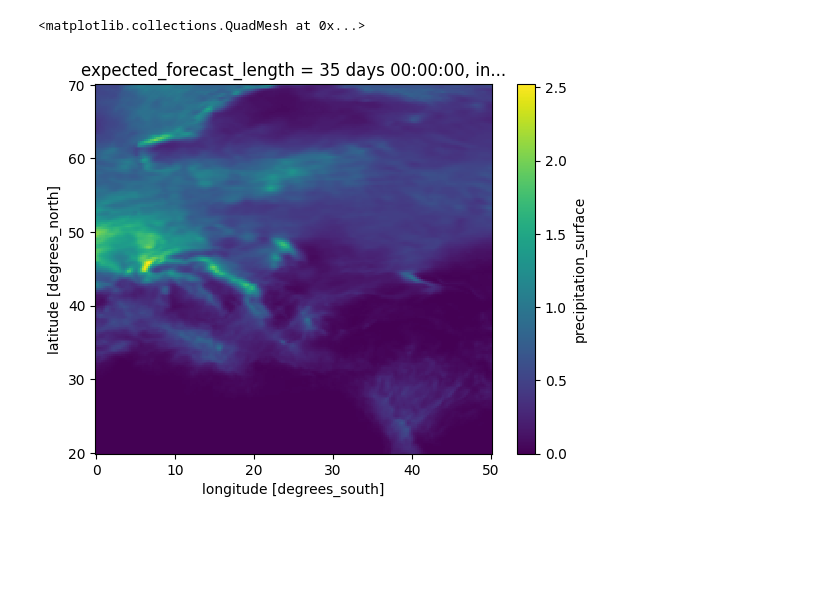
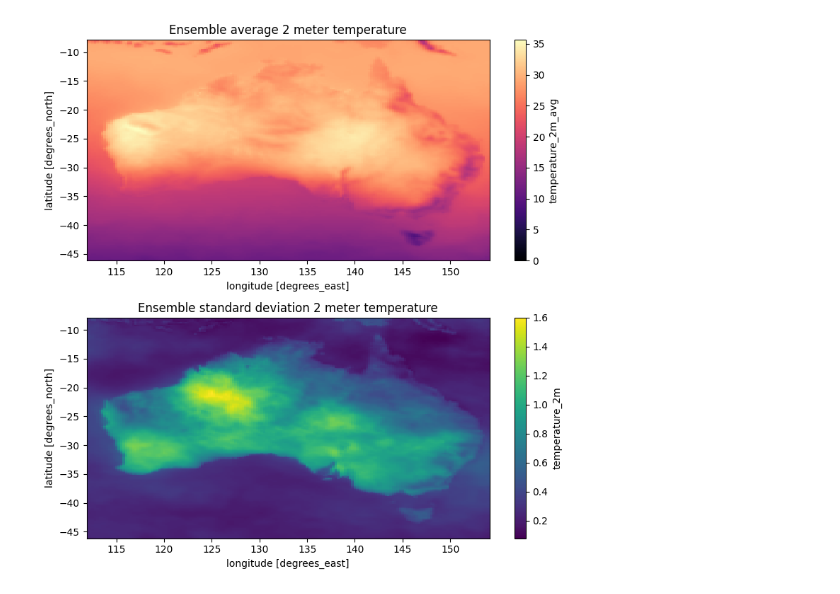
Before and after one commit to dynamical-org/notebooks, a Jupyter notebook: noaa-gefs-forecast.ipynb, the cells around one changed output. Cells and saved outputs as stored; diff of their text form; code cells hidden in the pictures; blank space fills up the shorter version.

Commit message:
Polish noaa-gefs-forecast.ipynb

```diff
--- a/noaa-gefs-forecast.ipynb
+++ b/noaa-gefs-forecast.ipynb
@@ -56,13 +58,24 @@ plot_ds["temperature_2m_avg"].plot(x="valid_time", c="black")
-# %%
-# Areas of highest uncertainty in forecast precipitation over the first 7 days of 2025
-(
-    ds["precipitation_surface"]
-    .sel(init_time="2025-01-01T00")
-    .sel(latitude=slice(70, 20), longitude=slice(0, 50))
-    .std(dim="ensemble_member")  # standard deviation across ensemble
-    .sel(lead_time=slice("0h", "7d")).mean(dim="lead_time")  # averaged over first 7 days
-    .plot()
-)
-# %% [output]
-<matplotlib.collections.QuadMesh at 0x...>
-[figure, removed]
+# %%
+# Areas of highest uncertainty in temperature forecast over the first 7 days of 2025
+
+import matplotlib.pyplot as plt
+
+fig, axes = plt.subplots(nrows=2, figsize=(8, 8))
+
+plot_ds = (
+    ds.sel(init_time="2024-03-01T00")
+    .sel(latitude=slice(-8, -46), longitude=slice(112, 154))  # Australia
+    .sel(lead_time=slice("0h", "7d")).mean(dim="lead_time")  # Average the first week of the forecast
+)
+
+# Plot the ensemble average for context
+plot_ds["temperature_2m_avg"].plot(ax=axes[0], cmap="magma", vmin=0)
+axes[0].set_title("Ensemble average 2 meter temperature")
+
+# Standard deviation across ensemble members to highlight regions of forecast uncertainty
+plot_ds["temperature_2m"].std(dim="ensemble_member").plot(ax=axes[1])
+axes[1].set_title("Ensemble standard deviation 2 meter temperature")
+
+plt.tight_layout()
+# %% [output]
+[figure, added]
```
Also changed, not shown: parts of 4 cells of this notebook.
